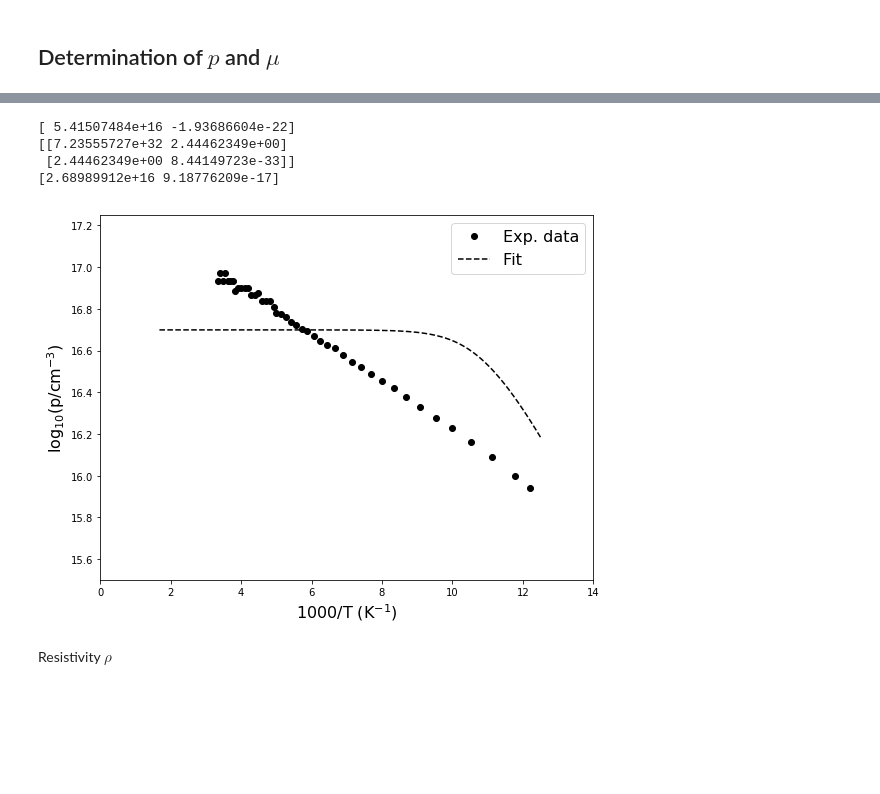
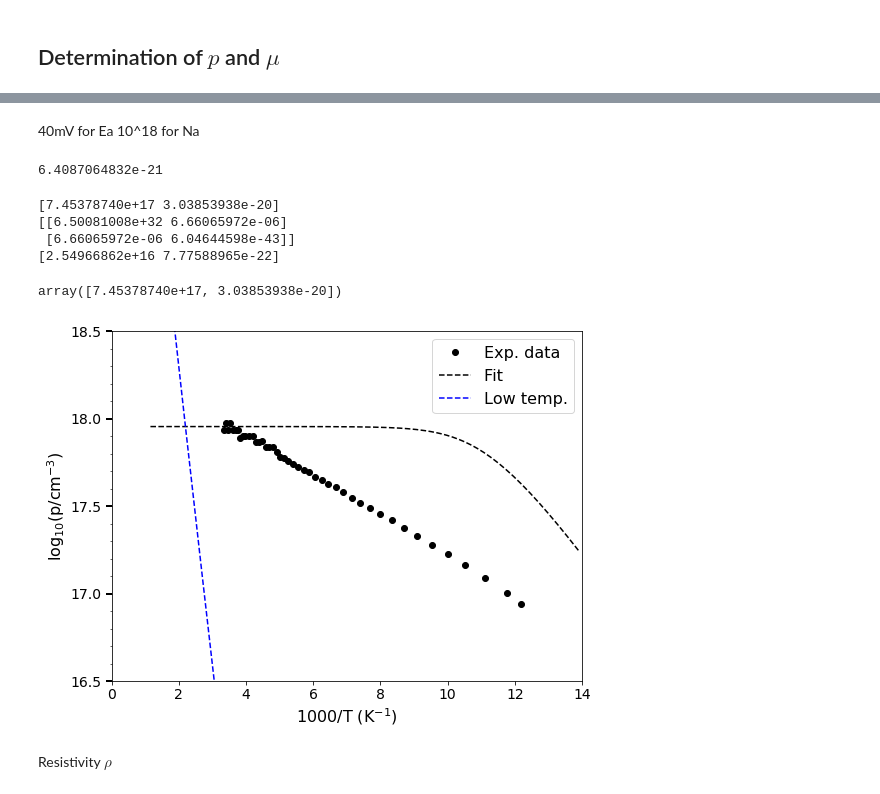
Before and after one commit to iyanmv/APL_ws18-19, a Jupyter notebook: Hall/Hall_effect.ipynb, the cells around one changed output, grey strips where cells are left out. Saved outputs shown, nothing was run; the diff lists cells and outputs as text; code cells hidden in the pictures; blank space fills up the shorter version.

```diff
--- a/Hall/Hall_effect.ipynb
+++ b/Hall/Hall_effect.ipynb
@@ -354,3 +368,12 @@ def Nv(T):
+# %%
+def p_full(x, Na, Ea):
+    # x = 1000 / T
+    kB = cte['Boltzmann constant'][0]
+    return 2 * Na / (1 + np.sqrt(1 + 16 * Na / Nv(x) * np.exp(Ea * x / (1000 * kB))))
+# %%
+def p_approx(x, Na, Ea):
+    kB = cte['Boltzmann constant'][0]
+    return .5 * np.sqrt(Na * Nv(x)) * np.exp(-Ea * x / (2000 * kB))
 # %%
 d = 3.1e-3 # cm
 I0 = 0.1e-3 # A
@@ -360,8 +380,9 @@ m_l = 0.9163 * cte.electron_mass
 # %%
-R_H3 = -U_Hall3 * d / (B * I0)
-R_H2 = -U_Hall2 * d / (B * I0)
-R_H1 = -U_Hall1 * d / (B * I0)
+R_H3 = U_Hall3 * d / (B * I0 * 10)
+R_H2 = U_Hall2 * d / (B * I0 * 10)
+R_H1 = U_Hall1 * d / (B * I0 * 10)
 # %%
-p3 = -1 / (cte.elementary_charge * R_H3)
-p2 = -1 / (cte.elementary_charge * R_H2)
-p1 = -1 / (cte.elementary_charge * R_H1)
+electron_charge = cte['elementary charge'][0]
+p3 = 1 / (electron_charge * R_H3)
+p2 = 1 / (electron_charge * R_H2)
+p1 = 1 / (electron_charge * R_H1)
@@ -397,30 +389,48 @@ plt.tight_layout()
+# %% [markdown]
+40mV for Ea
+10^18 for Na
+# %%
+eV = cte['electron volt'][0]
+40e-3 * eV
+# %% [output]
+6.4087064832e-21
 # %%
-popt, pcov = curve_fit(p_doping, 1000/T3, p3, p0=(1e20, 1e-22), method='lm')
-print(popt)
-print(pcov)
-perr = np.sqrt(np.diag(pcov))
-print(perr)
+popt1, pcov1 = curve_fit(p_full, 1000/T3, p3, p0=(7*10**17, 10**-20))
+print(popt1)
+print(pcov1)
+perr1 = np.sqrt(np.diag(pcov1))
+print(perr1)
 # %% [output]
-[ 5.41507484e+16 -1.93686604e-22]
-[[7.23555727e+32 2.44462349e+00]
- [2.44462349e+00 8.44149723e-33]]
-[2.68989912e+16 9.18776209e-17]
+[7.45378740e+17 3.03853938e-20]
+[[6.50081008e+32 6.66065972e-06]
+ [6.66065972e-06 6.04644598e-43]]
+[2.54966862e+16 7.77588965e-22]
+# %%
+popt1
+# %% [output]
+array([7.45378740e+17, 3.03853938e-20])
 # %%
 fig, ax = plt.subplots(1,1, figsize=(8,6))
 ax.plot(1000/T3, np.log10(p3), 'ko', label='Exp. data')
-T = np.linspace(80, 600, 500)
-ax.plot(1000/T, np.log10(p_doping(T, 5e16, 2e-20)), 'k--', label='Fit')
-#ax.plot(1000/T, np.log10(p_doping_low_T(T, 1e13, 2.1e-20)), 'b--')
+T = np.linspace(72, 900, 500)
+ax.plot(1000/T, np.log10(p_full(1000/T, 9e17, .16e-19)), 'k--', label='Fit')
+#ax.plot(1000/T, np.log10(p_full(1000/T, *popt1)), 'b--', label='Fit2')
+#ax.plot(1000/T, np.log10(p_full(1000/T, 2.00095673e+18, 1.5e-23)), 'k--', label='Fit')
+ax.plot(1000/T, np.log10(p_approx(1000/T, 1e18, 10e-20)), 'b--', label='Low temp.')
+#ax.plot(1000/T, np.log10(p_full(1000/T, 10**popt1[0], popt1[1])), 'k--', label='Fit')
 ax.set_xlabel('1000/T (K$^{-1}$)', fontsize=16)
 ax.set_ylabel('$\log_{10}($p/cm$^{-3}$)', fontsize=16)
+ax.set_yticks(np.arange(16.5,18.6,.5))
+ax.tick_params(axis='y', which='major', direction='out', length=6, width=2)
+ax.set_yticks(np.arange(16.5,19,.1), minor=True)
 ax.set_xbound(0,14)
-ax.set_ybound(15.5,17.25)
+ax.set_ybound(16.5,18.5)
 ax.legend(loc=0, fontsize=16)
 plt.tight_layout()
-if True:
+if save_figs:
     save_fig(fig, 'carrier_density')
 # %% [output]
-[figure, old version]
+[figure, new version]
 # %% [markdown]
 Resistivity $\rho$
 # %%
```
Also changed, not shown: parts of 28 cells of this notebook, 21 other files.
